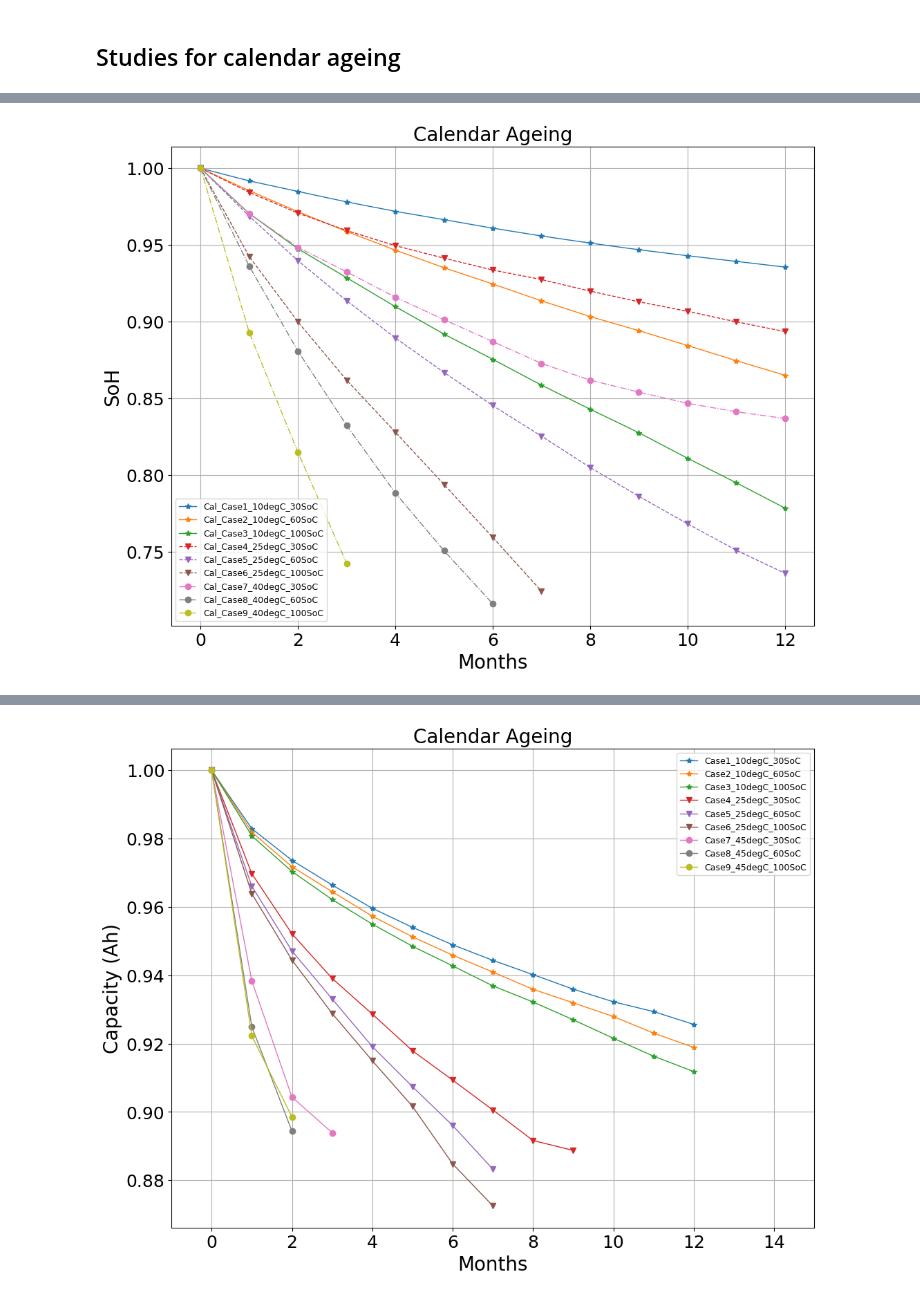
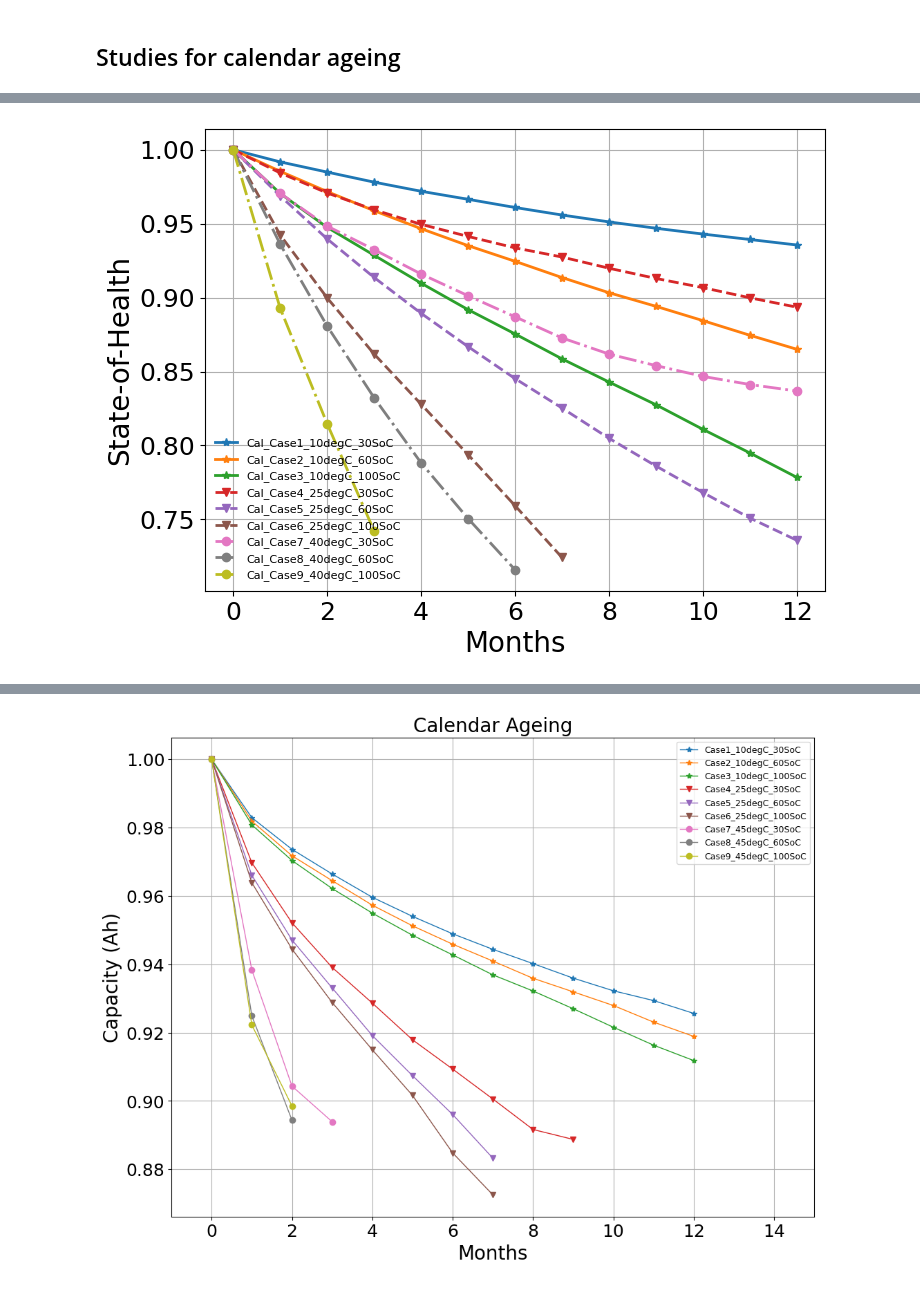
Before and after one commit to ganmadche/PyBaMMlocal, a Jupyter notebook: wip/paperKneedfn2026_calendarStudies.ipynb, the cells around one changed output, grey strips where cells are left out. Cells and saved outputs as stored; diff of their text form; code cells hidden in the pictures.

```diff
--- a/wip/paperKneedfn2026_calendarStudies.ipynb
+++ b/wip/paperKneedfn2026_calendarStudies.ipynb
@@ -258,7 +258,7 @@ Took 9.861 s
 # %%
 df3 = pd.read_csv(f"{current_directory}/paperstudies2026/calendarStudies/Cases_for_Calendar_ageing.csv")
 cycles_per_day =1
-plt.figure(figsize=(12,9))
+plt.figure(figsize=(8,6))
 b =0
 # for m in [5,11,12,13,15,17,23,27]:#,29,31,33,35,37,39,43,45,47,49,51,53,59,65,67,69,71,77,81]: #range(27,54):#: #range(5): #
 #     b= b+1
@@ -279,7 +279,7 @@ for m in range(3): #33,49, #range(27,54):#: #range(5): #
     soc_case = df3["SoC"][n]*0.01
 
     df4 = pd.read_csv(f"{current_directory}/paperstudies2026/calendarStudies/Case{simcase}_{tempC_case}degC_{soc_case*100}SoC_{days_per_month}calendardays_percycle.csv")
-    plt.plot(df4["Months"], df4["Capacity"]/ df4["Capacity"][0]*1,marker='*', markevery=1,linewidth=1, label =f"Cal_Case{simcase}_{tempC_case}degC_{int(soc_case*100)}SoC")
+    plt.plot(df4["Months"], df4["Capacity"]/ df4["Capacity"][0]*1,marker='*', markevery=1,linewidth=2, label =f"Cal_Case{simcase}_{tempC_case}degC_{int(soc_case*100)}SoC")
 
 for m in range(3,6): #33,49, #range(27,54):#: #range(5): #
 
@@ -290,39 +290,39 @@ for m in range(3,6): #33,49, #range(27,54):#: #range(5): #
     soc_case = df3["SoC"][n]*0.01
 
     df4 = pd.read_csv(f"{current_directory}/paperstudies2026/calendarStudies/Case{simcase}_{tempC_case}degC_{soc_case*100}SoC_{days_per_month}calendardays_percycle.csv")
-    plt.plot(df4["Months"], df4["Capacity"]/df4["Capacity"][0]*1,ls='--',marker='v', markevery=1,linewidth=1, label =f"Cal_Case{simcase}_{tempC_case}degC_{int(soc_case*100)}SoC")
+    plt.plot(df4["Months"], df4["Capacity"]/df4["Capacity"][0]*1,ls='--',marker='v', markevery=1,linewidth=2, label =f"Cal_Case{simcase}_{tempC_case}degC_{int(soc_case*100)}SoC")
 
 for m in range(6,9): #33,49, #range(27,54):#: #range(5): #
 
     n = m
     tempC_case = df3["Temperature"][n]
     simcase = df3["Case"][n]
 
     soc_case = df3["SoC"][n]*0.01
 
     df4 = pd.read_csv(f"{current_directory}/paperstudies2026/calendarStudies/Case{simcase}_{tempC_case}degC_{soc_case*100}SoC_{days_per_month}calendardays_percycle.csv")
-    plt.plot(df4["Months"], df4["Capacity"]/df4["Capacity"][0]*1,ls='-.',marker='o', markevery=1,linewidth=1, label =f"Cal_Case{simcase}_{tempC_case}degC_{int(soc_case*100)}SoC")
+    plt.plot(df4["Months"], df4["Capacity"]/df4["Capacity"][0]*1,ls='-.',marker='o', markevery=1,linewidth=2, label =f"Cal_Case{simcase}_{tempC_case}degC_{int(soc_case*100)}SoC")
 
 # for m in [59,65,67,69,71,77,81]: #range(27,54):#: #range(5): #
 #     b= b+1
 #     n = m-1
 #     tempC_case = df3["Temperature"][n]
 #     simcase = df3["Case"][n]
 #     dod_case = df3["DoD"][n]*0.01
 #     soc_case = df3["SoC"][n]*0.01
 #     crate = df3["C_rate"][n]
 #     df4 = pd.read_csv(f"{current_directory}/FIstudies/Case{simcase}_{tempC_case}degC_{crate}C_{soc_case*100}SoC_{dod_case*100}DoD_{cycles_per_day}cycle.csv")
 #     plt.plot(df4["Days"], df4["Capacity Retention"]*100,marker='o', markevery=50,linewidth=1, label =f"Case{b}_{tempC_case}degC_{crate}C_{int(soc_case*100)}SoC_{int(dod_case*100)}DoD")
 
 plt.xlabel('Months',fontsize=20)
-plt.ylabel('SoH',fontsize=20)
-plt.title('Calendar Ageing',fontsize=20)
+plt.ylabel('State-of-Health',fontsize=20)
+#plt.title('Calendar Ageing',fontsize=20)
 #plt.ylim([0.6, 1.05])
 #plt.xlim([-1, 14])
-plt.legend(fontsize=9)
+plt.legend(fontsize=8,framealpha=0)
 plt.xticks(fontsize=18)
 plt.yticks(fontsize=18)
 plt.grid(True)
 plt.show()
 # %% [output]
-[figure, old version]
+[figure, new version]
```
Also changed, not shown: parts of 4 cells of this notebook.
